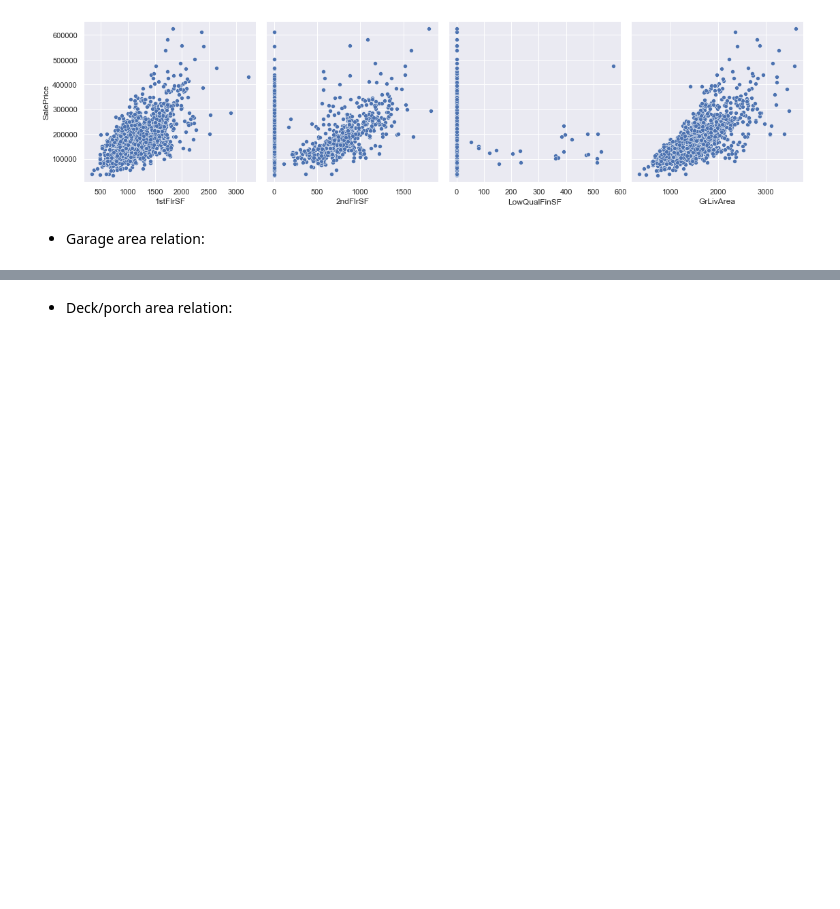
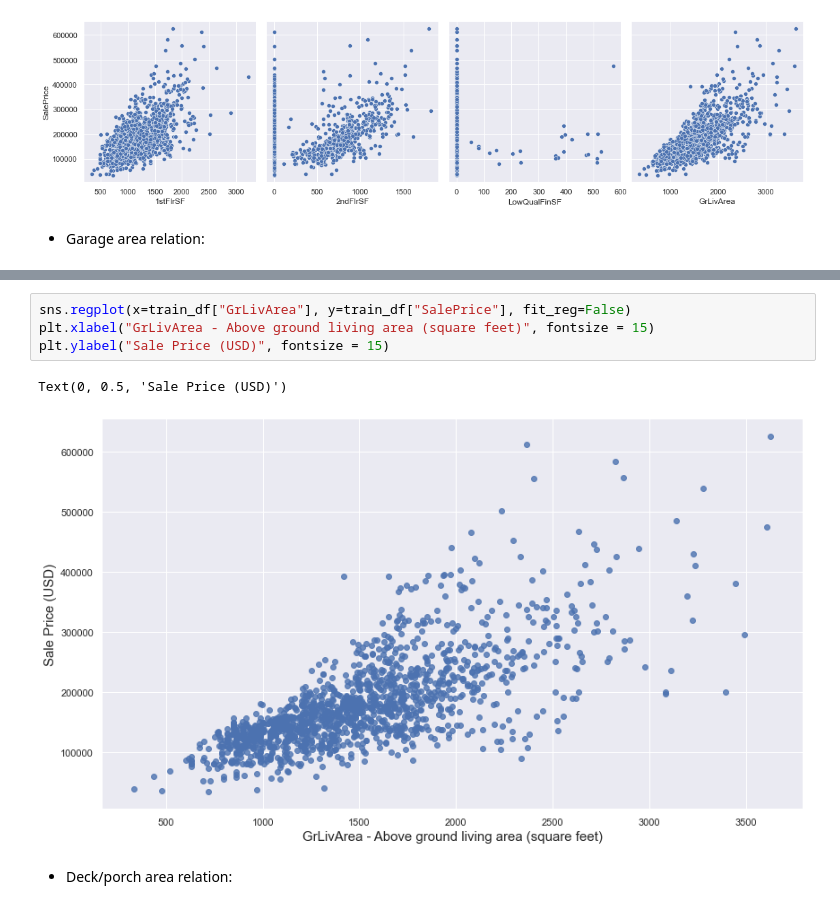
Before and after one commit to suhitasva/ML_Project, a Jupyter notebook: EDA_basic_cleanup.ipynb, the cells around one changed output, grey strips where cells are left out. Cells and saved outputs as stored; diff of their text form; blank space fills up the shorter version.

```diff
--- a/EDA_basic_cleanup.ipynb
+++ b/EDA_basic_cleanup.ipynb
@@ -542,3 +486,10 @@ sns.pairplot(
+# %%
+sns.regplot(x=train_df["GrLivArea"], y=train_df["SalePrice"], fit_reg=False)
+plt.xlabel("GrLivArea - Above ground living area (square feet)", fontsize = 15)
+plt.ylabel("Sale Price (USD)", fontsize = 15)
+# %% [output]
+Text(0, 0.5, 'Sale Price (USD)')
+[figure, added]
 # %% [markdown]
 - Deck/porch area relation:
 # %%
```
Also changed, not shown: parts of 8 cells of this notebook.
